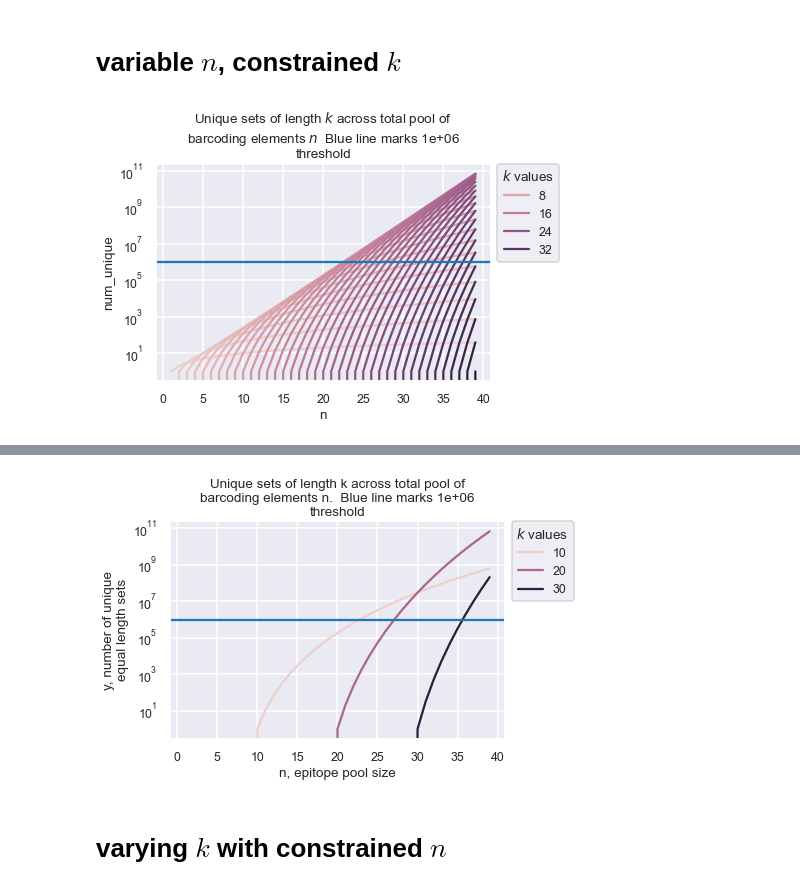
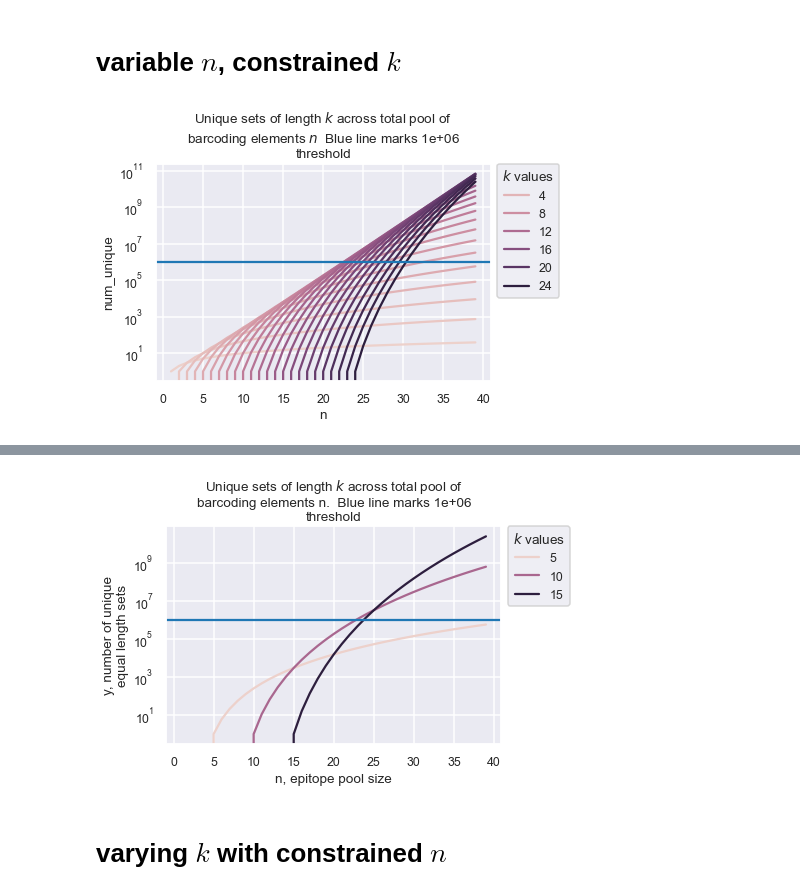
Before and after one commit to e11bio/combinatorics_dash, a Jupyter notebook: combinatorics.ipynb, the cells around one changed output, grey strips where cells are left out. Cells and saved outputs as stored; diff of their text form; code cells hidden in the pictures.

```diff
--- a/combinatorics.ipynb
+++ b/combinatorics.ipynb
@@ -155,7 +155,7 @@ df.head(10)
 # %% [markdown]
 # variable $n$, constrained $k$
 # %%
-df = make_combinatorics(n=range(1,40,1), k = range(1,40,1))
+df = make_combinatorics(n=range(1,40,1), k = range(1,25,1))
 # %%
 ## the ful range of varying n, constrained k
 ax = sns.lineplot(data = df,
@@ -172,7 +172,7 @@ ax = plot_params(ax,
 
 # hide_toggle()
 # %% [output]
-[figure, old version]
+[figure, new version]
 # %%
 # ax = sns.lineplot(data = df,
 #                   x = 'n',
@@ -187,29 +187,29 @@ ax = plot_params(ax,
 # %%
 # subsampling for constrained k
 
-select = range(0, 40, 10) #select a subset of k in sets of whatever
+select = range(0, 20, 5) #select a subset of k in sets of whatever
 df_ = df[df['k'].isin(select)] #use this frame from here on out!
 
 hue_var = "k"
 ax = sns.lineplot(data = df_,
                   x = 'n',
                   y = 'num_unique',
                   hue = hue_var)
 
-title = "Unique sets of length k across total pool of barcoding elements n."
+title = "Unique sets of length $k$ across total pool of barcoding elements n."
 x = "n, epitope pool size"
 y = "y, number of unique equal length sets"
 
 ax = plot_params(ax, title,
                  x, y, f"${hue_var}$ values",
                  threshold,
                  y_len = 20
                  )
 
 hide_toggle()
 # %% [output]
 [interactive output not drawn]
-[figure, old version]
+[figure, new version]
 # %%
 # ax = sns.lineplot(data = df[df['solved']], x = 'n', y = 'num_unique', hue = "k")
 # ax.set_yscale('log')
```
Also changed, not shown: parts of 16 cells of this notebook.
